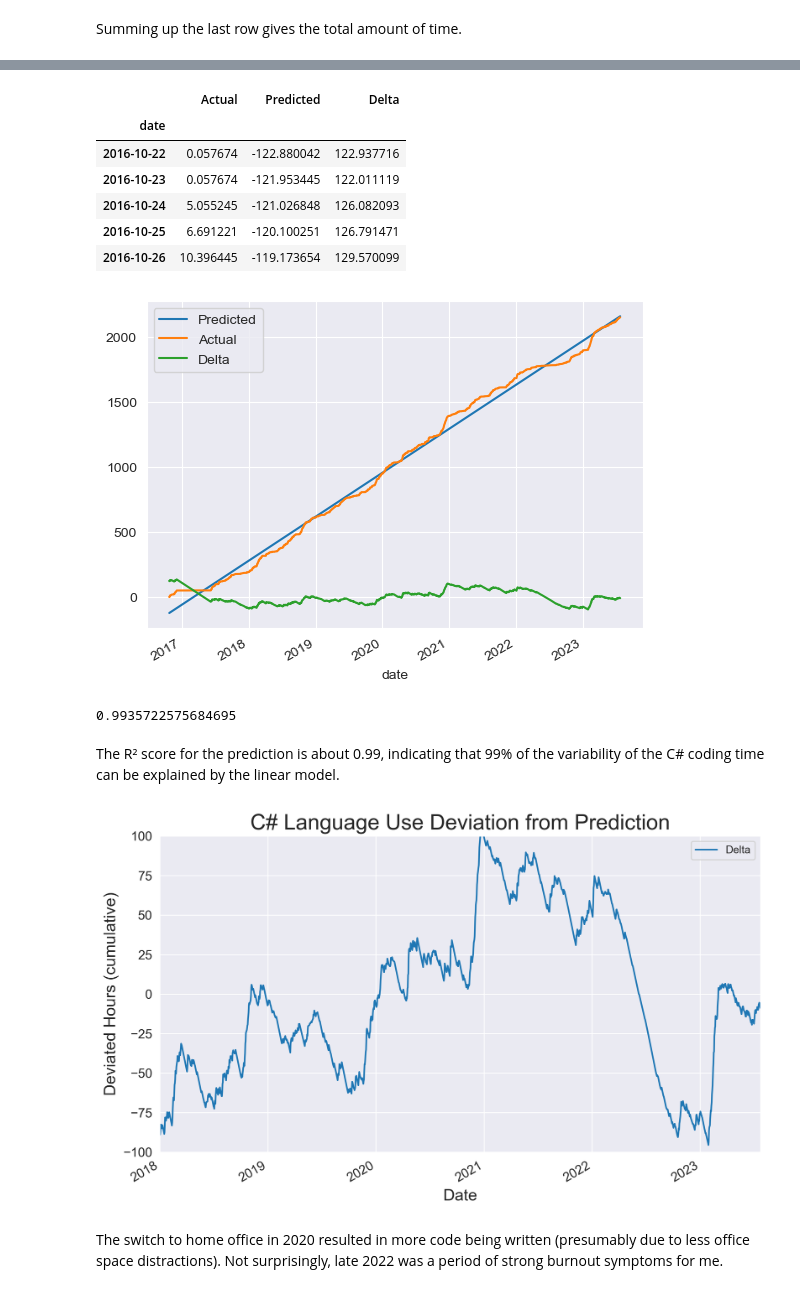
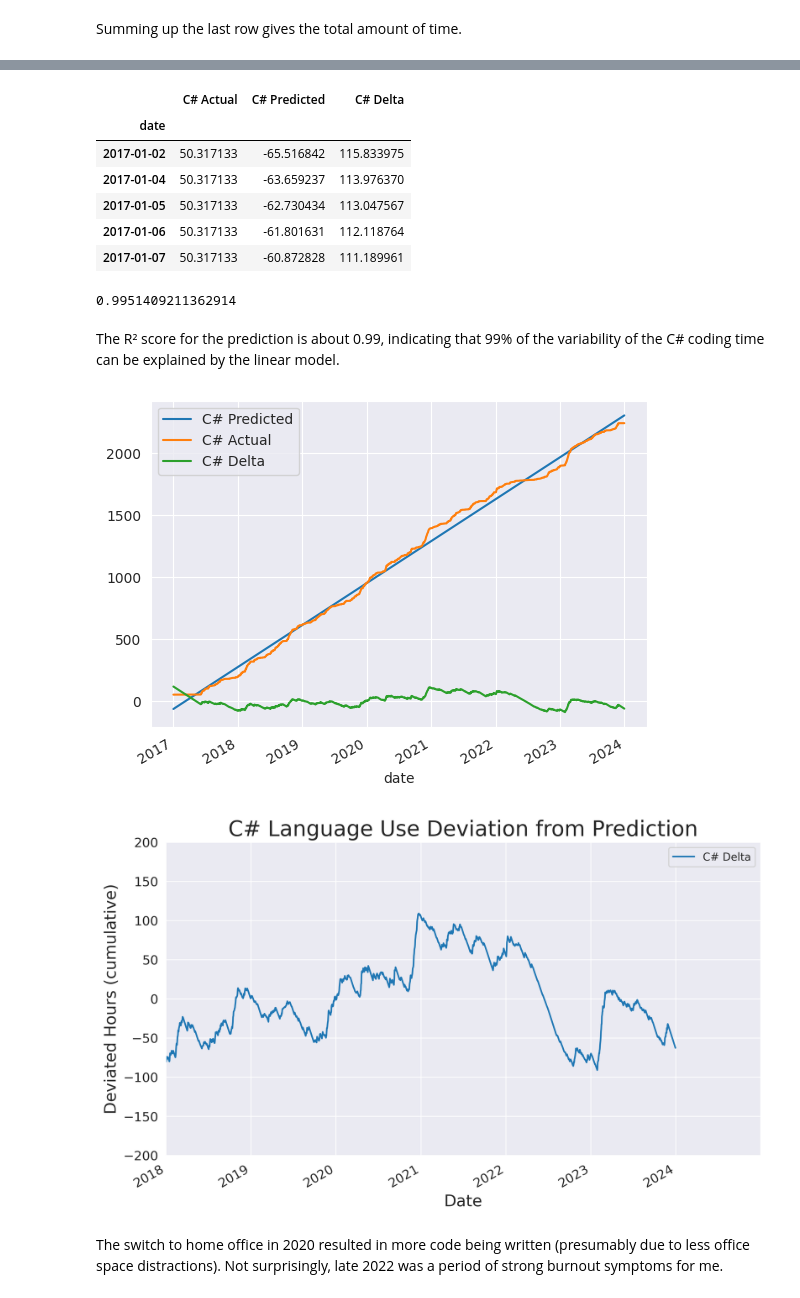
Before and after one commit to sunsided/coding-stats, a Jupyter notebook: exploration.ipynb, the cells around one changed output, grey strips where cells are left out. Saved outputs shown, nothing was run; the diff lists cells and outputs as text; code cells hidden in the pictures.

```diff
--- a/exploration.ipynb
+++ b/exploration.ipynb
@@ -116,61 +120,63 @@ observed_days / 365
 # %%
-Y = filtered['C#'].iloc[:].values.reshape(-1, 1)
-X = (pd.Series(filtered.index.to_series().values).astype('int64').values/1000).reshape(-1, 1) # np.linspace(0, len(Y), len(Y)).reshape(-1, 1)
+csharp_range = filtered.loc["2017-01-01":"2024-01-01"]
+csharp = csharp_range['C#']
+
+Y = csharp.iloc[:].values.reshape(-1, 1)
+X = (pd.Series(csharp_range.index.to_series().values).astype('int64').values/1000).reshape(-1, 1) # np.linspace(0, len(Y), len(Y)).reshape(-1, 1)
 
 linear_regressor = LinearRegression()
 linear_regressor.fit(X, Y)
 Y_pred = linear_regressor.predict(X)
 # %%
-estimated = pd.concat([pd.Series(Y.reshape(-1)), pd.Series(Y_pred.reshape(-1))], axis=1, ignore_index=True).set_index(filtered['C#'].index)
-estimated.rename(columns={0: 'Actual', 1: 'Predicted'}, inplace=True)
-estimated['Delta'] = estimated['Actual'] - estimated['Predicted']
+estimated = pd.concat([pd.Series(Y.reshape(-1)), pd.Series(Y_pred.reshape(-1))], axis=1, ignore_index=True).set_index(csharp.index)
+estimated.rename(columns={0: 'C# Actual', 1: 'C# Predicted'}, inplace=True)
+estimated['C# Delta'] = estimated['C# Actual'] - estimated['C# Predicted']
 estimated.head()
 # %% [output]
-|  | Actual | Predicted | Delta |
+|  | C# Actual | C# Predicted | C# Delta |
 | date |  |  |  |
-| 2016-10-22 | 0.057674 | -122.880042 | 122.937716 |
-| 2016-10-23 | 0.057674 | -121.953445 | 122.011119 |
-| 2016-10-24 | 5.055245 | -121.026848 | 126.082093 |
-| 2016-10-25 | 6.691221 | -120.100251 | 126.791471 |
-| 2016-10-26 | 10.396445 | -119.173654 | 129.570099 |
+| 2017-01-02 | 50.317133 | -65.516842 | 115.833975 |
+| 2017-01-04 | 50.317133 | -63.659237 | 113.976370 |
+| 2017-01-05 | 50.317133 | -62.730434 | 113.047567 |
+| 2017-01-06 | 50.317133 | -61.801631 | 112.118764 |
+| 2017-01-07 | 50.317133 | -60.872828 | 111.189961 |
 # %%
-estimated[['Predicted', 'Actual', 'Delta']].plot();
+estimated[['C# Predicted', 'C# Actual', 'C# Delta']].plot();
-# %% [output]
-[figure, removed]
 # %%
-r2_score(estimated['Actual'], estimated['Predicted'])
+r2_score(estimated['C# Actual'], estimated['C# Predicted'])
 # %% [output]
-0.9935722575684695
+0.9951409211362914
 # %% [markdown]
 The R² score for the prediction is about 0.99, indicating that 99% of the variability of the C# coding time can be explained by the linear model.
 # %%
 fig, ax = plt.subplots(figsize=(10, 6), dpi=300)
 
 # Style elements
 plt.grid(True)
 
-estimated['Delta'].plot(kind = 'line', ax=ax)
+estimated['C# Delta'].plot(kind = 'line', ax=ax)
 
 # Set Title & Labels with increased font size
 ax.set_title("C# Language Use Deviation from Prediction", fontsize=20)
 ax.set_xlabel('Date', fontsize=15)
 ax.set_ylabel('Deviated Hours (cumulative)', fontsize=15)
 
 # Increase tick label size
 ax.tick_params(axis='x', labelsize=12)
 ax.tick_params(axis='y', labelsize=12)
 
 # Limit to valid range
-plt.xlim(datetime.date(2018, 1, 1), datetime.date(2023, 7, 24))
-plt.ylim([-100, 100])
+plt.xlim(datetime.date(2018, 1, 1), datetime.date(2024, 12, 31))
+plt.ylim([-200, 200])
 
 # Enable legend
 ax.legend()
 
 # Display the plot
 plt.show()
 # %% [output]
-[figure, old version]
+[figure, new version]
+[figure, added]
 # %% [markdown]
 The switch to home office in 2020 resulted in more code being written (presumably due to less office space distractions). Not surprisingly, late 2022 was a period of strong burnout symptoms for me.
 # %% [markdown]
```
Also changed, not shown: parts of 18 cells of this notebook, 4 other files.
